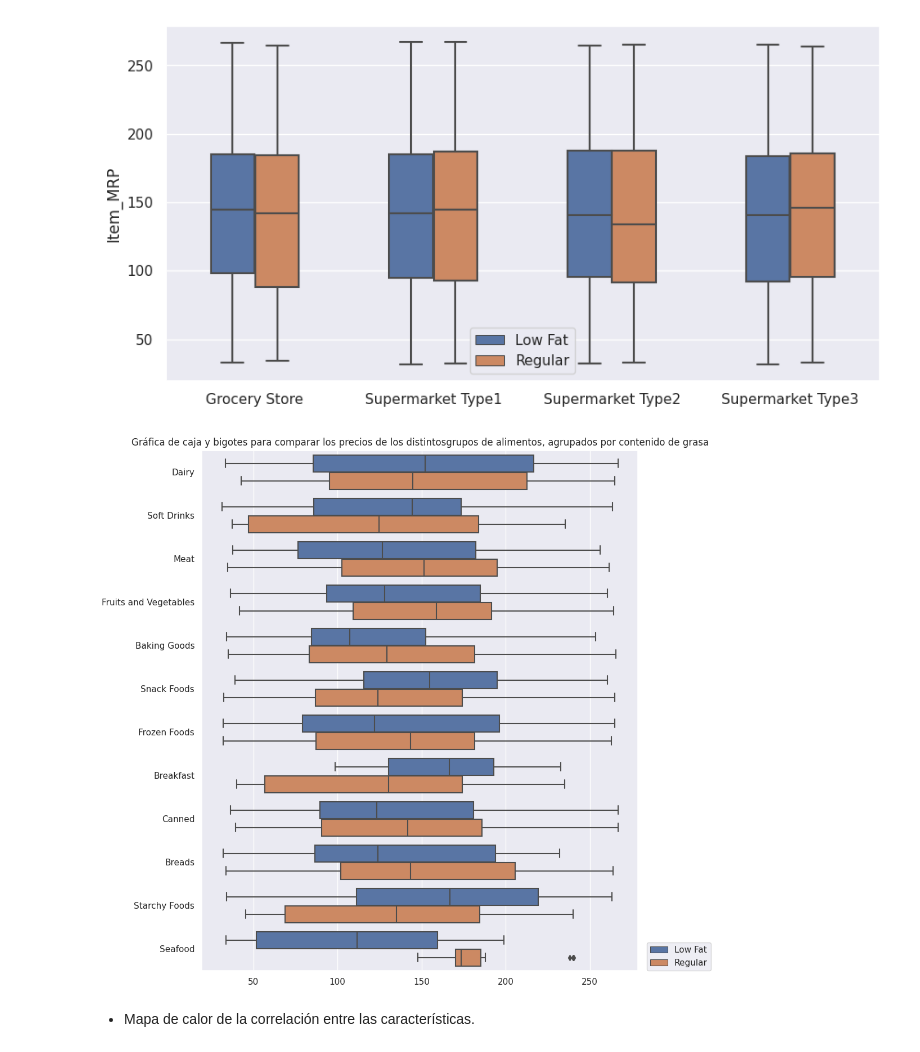
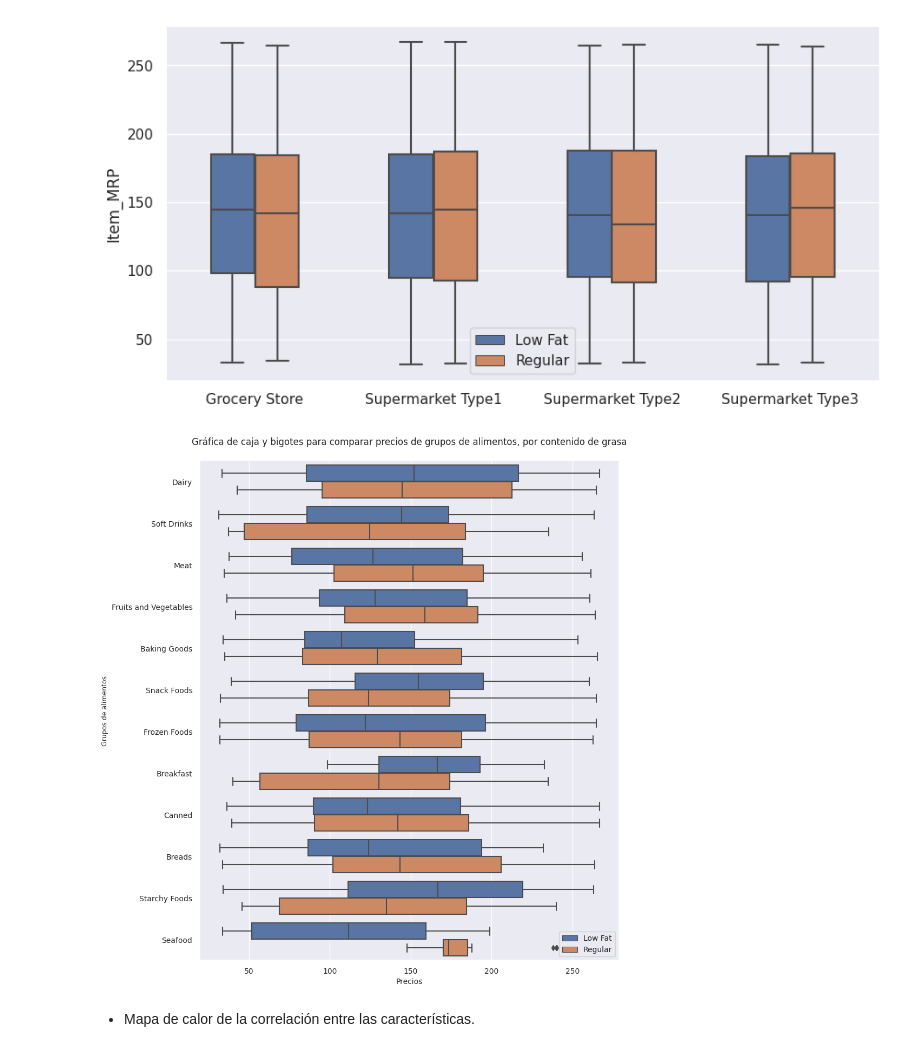
Before and after one commit to javierexe/predicciones-de-ventas, a Jupyter notebook: Proyecto_1.ipynb, the cells around one changed output. Cells and saved outputs as stored; diff of their text form; code cells hidden in the pictures.

```diff
--- a/Proyecto_1.ipynb
+++ b/Proyecto_1.ipynb
@@ -326,12 +336,13 @@ df_alim = df[df.Item_Type.isin(['Soft Drinks','Dairy','Canned','Frozen Foods',
 # %%
 sns.set(rc = {"figure.figsize":(10,12)})
 sns.boxplot(df_alim, x='Item_MRP', y='Item_Type', hue='Item_Fat_Content', width=0.8)
-plt.legend(loc=(1.02, 0))
-plt.xlabel(None, rotation=75);
-plt.ylabel(None);
-plt.title('Gráfica de caja y bigotes para comparar los precios de los distintos\
-grupos de alimentos, agrupados por contenido de grasa');
+plt.legend(loc='best', fontsize='10')
+plt.xlabel('Precios', fontsize='10');
+plt.ylabel('Grupos de alimentos', fontsize='9');
+plt.yticks(fontsize='10')
+plt.xticks(fontsize='10')
+plt.title('Gráfica de caja y bigotes para comparar precios de grupos de alimentos, por contenido de grasa\n');
 # %% [output]
-[figure, old version]
+[figure, new version]
 # %% [markdown]
 * Mapa de calor de la correlación entre las características.
```
Also changed, not shown: parts of 42 cells of this notebook.
